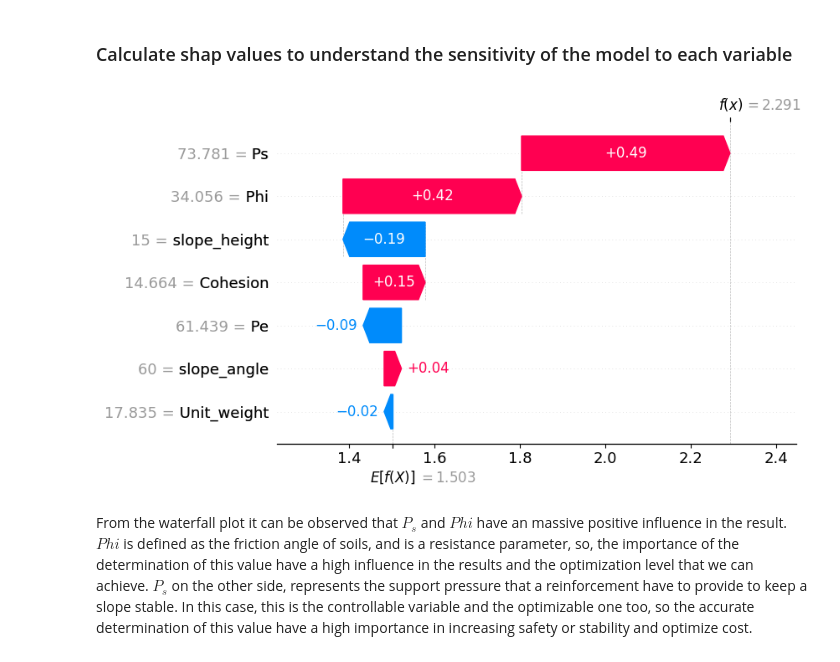
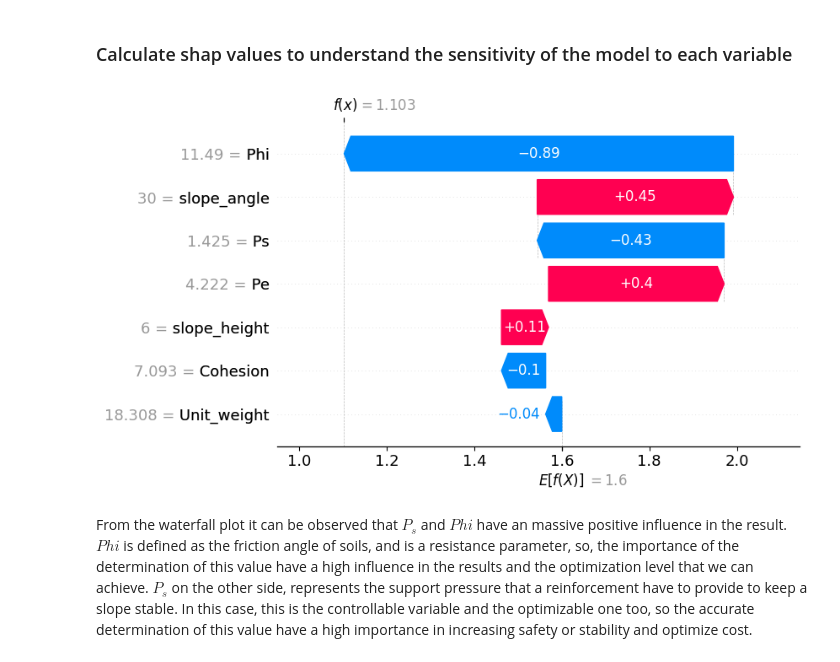
Before and after one commit to FBrownp/ML-geo, a Jupyter notebook: research/model_training.ipynb, the cells around one changed output. Cells and saved outputs as stored; diff of their text form; code cells hidden in the pictures.

```diff
--- a/research/model_training.ipynb
+++ b/research/model_training.ipynb
@@ -221,9 +193,10 @@ pd.DataFrame(grid.cv_results_)
 X100 = shap.utils.sample(x_data_1, 100)
 explainer = shap.Explainer(grid.best_estimator_.predict, X100)
 shap_values = explainer(x_data_1)
-shap.plots.waterfall(shap_values[20], max_display=14)
-# %% [output]
-[figure, removed]
+# %%
+shap.plots.waterfall(shap_values[8800], max_display=14)
+# %% [output]
+[figure, added]
 # %% [markdown]
  From the waterfall plot it can be observed that $P_{s}$  and $Phi$ have an massive positive influence in the result. $Phi$ is defined as the friction angle of soils, and is a resistance parameter, so, the importance of the determination of this value have a high influence in the results and the optimization level that we can achieve. $P_{s}$ on the other side, represents the support pressure that a reinforcement have to provide to keep a slope stable. In this case, this is the controllable variable and the optimizable one too, so the accurate determination of this value have a high importance in increasing safety or stability and optimize cost.
 # %%
```
Also changed, not shown: parts of 21 cells of this notebook, 5 other files.
